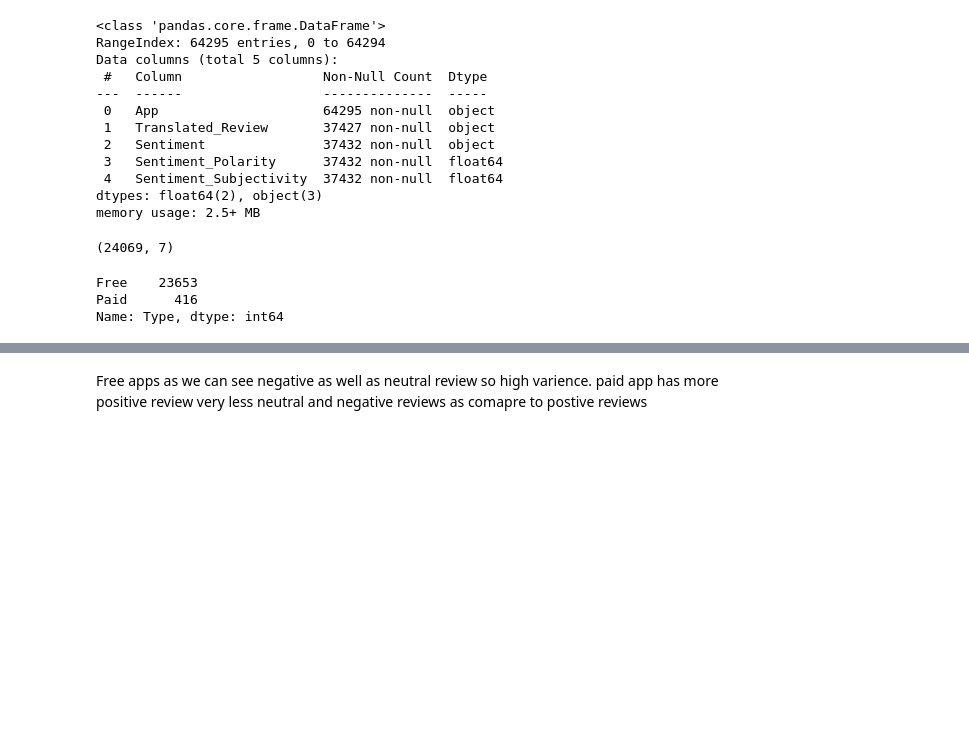
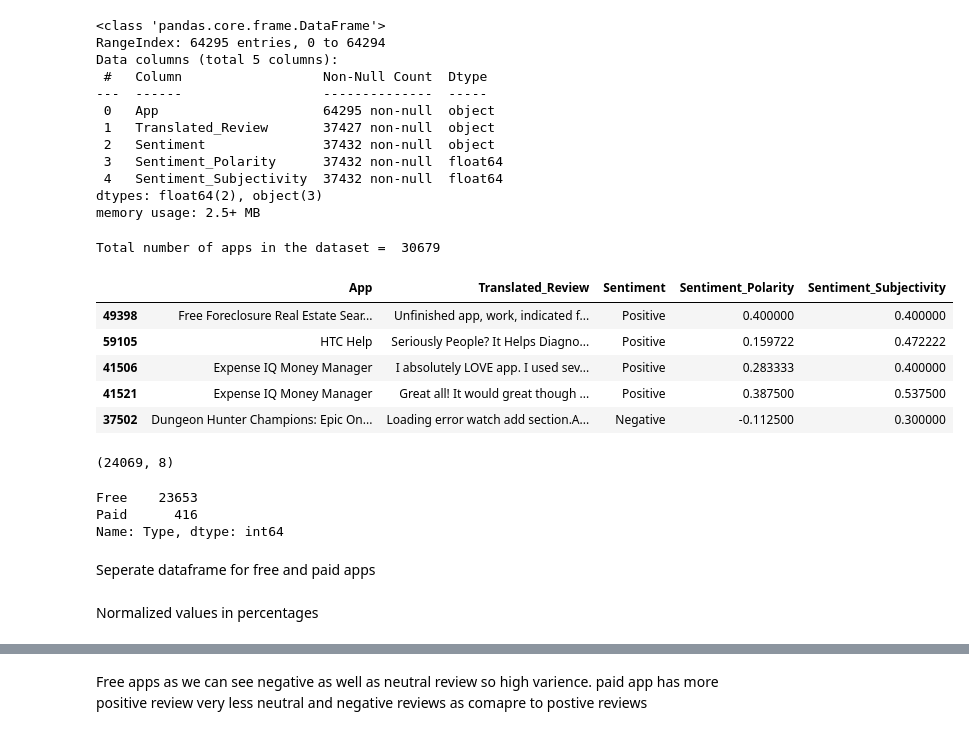
Before and after one commit to RishikaVerma21/Play-Store-Review-Analysis, a Jupyter notebook: Play_store_analysis_and_sentiment_analysis.ipynb, the cells around one changed output, grey strips where cells are left out. Drawn from its saved outputs; the diff is of its cells as text; code cells hidden in the pictures; blank space fills up the shorter version.

```diff
--- a/Play_store_analysis_and_sentiment_analysis.ipynb
+++ b/Play_store_analysis_and_sentiment_analysis.ipynb
@@ -695,18 +674,42 @@ Data columns (total 5 columns):
  4   Sentiment_Subjectivity  37432 non-null  float64
 dtypes: float64(2), object(3)
 memory usage: 2.5+ MB
+# %%
+import pandas as pd
+
+duplicate_apps = pd.read_csv('..//content/drive/MyDrive/Capstone Projects/Project 1 : Play Store review analysis/User Reviews.csv')
+
+# Drop duplicate apps
+apps = duplicate_apps.drop_duplicates()
+
+# Total number of apps
+print('Total number of apps in the dataset = ', apps['App'].count())
+
+# Have a look at a random sample of 5 entries
+n=5
+apps.sample(n)
+# %% [output]
+Total number of apps in the dataset =  30679
+|  | App | Translated_Review | Sentiment | Sentiment_Polarity | Sentiment_Subjectivity |
+| 49398 | Free Foreclosure Real Estate Sear... | Unfinished app, work, indicated f... | Positive | 0.400000 | 0.400000 |
+| 59105 | HTC Help | Seriously People? It Helps Diagno... | Positive | 0.159722 | 0.472222 |
+| 41506 | Expense IQ Money Manager | I absolutely LOVE app. I used sev... | Positive | 0.283333 | 0.400000 |
+| 41521 | Expense IQ Money Manager | Great all! It would great though ... | Positive | 0.387500 | 0.537500 |
+| 37502 | Dungeon Hunter Champions: Epic On... | Loading error watch add section.A... | Negative | -0.112500 | 0.300000 |
 # %%
-sentiment_df=pd.merge(user_review_df,play_store_df[['App','Type','Price']],how='inner',on='App')
+sentiment_df=pd.merge(user_review_df,play_store_df[['App','Category','Type','Price']],how='inner',on='App')
 
 #After this drop null value
 sentiment_df = sentiment_df.dropna()
 sentiment_df.shape
 # %% [output]
-(24069, 7)
+(24069, 8)
 # %%
 sentiment_df['Type'].value_counts()
 # %% [output]
 Free    23653
 Paid      416
 Name: Type, dtype: int64
+# %% [markdown]
+Seperate dataframe for free and paid apps
 # %%
@@ -714,3 +716,5 @@ Name: Type, dtype: int64
 free_apps = sentiment_df[sentiment_df["Type"] == "Free"]
 paid_apps = sentiment_df[sentiment_df["Type"] == "Paid"]
+# %% [markdown]
+Normalized values in percentages
 # %%
```
Also changed, not shown: parts of 11 cells of this notebook.
